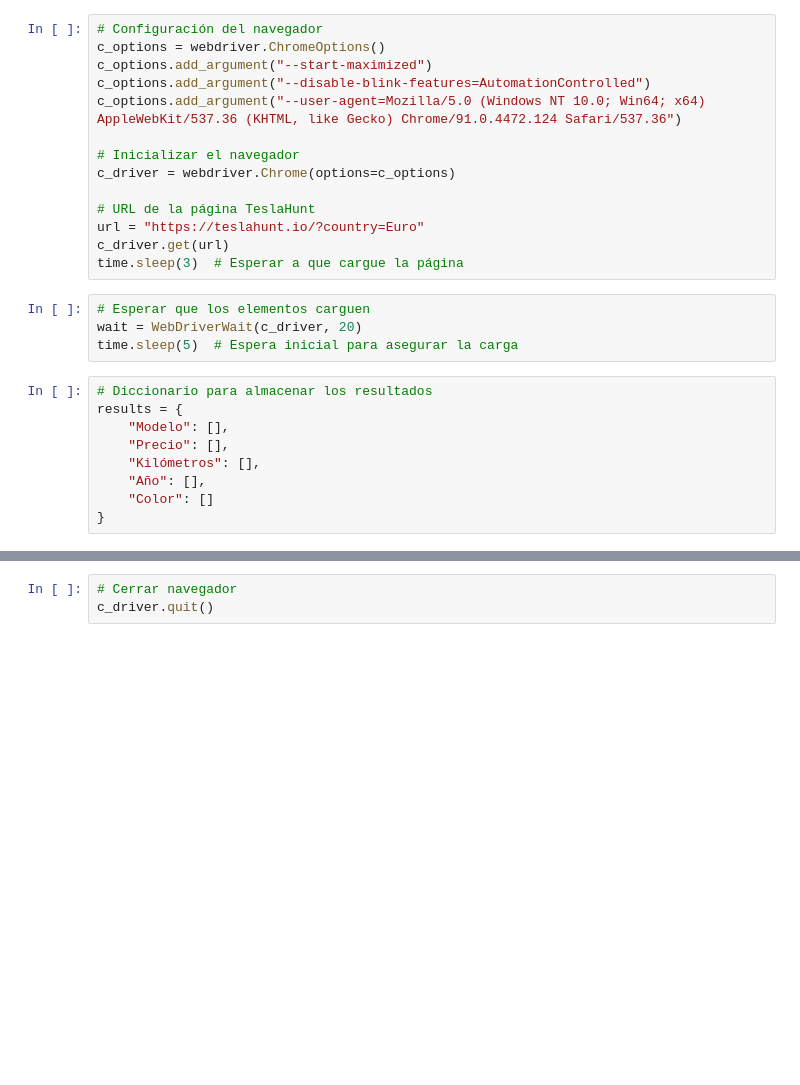
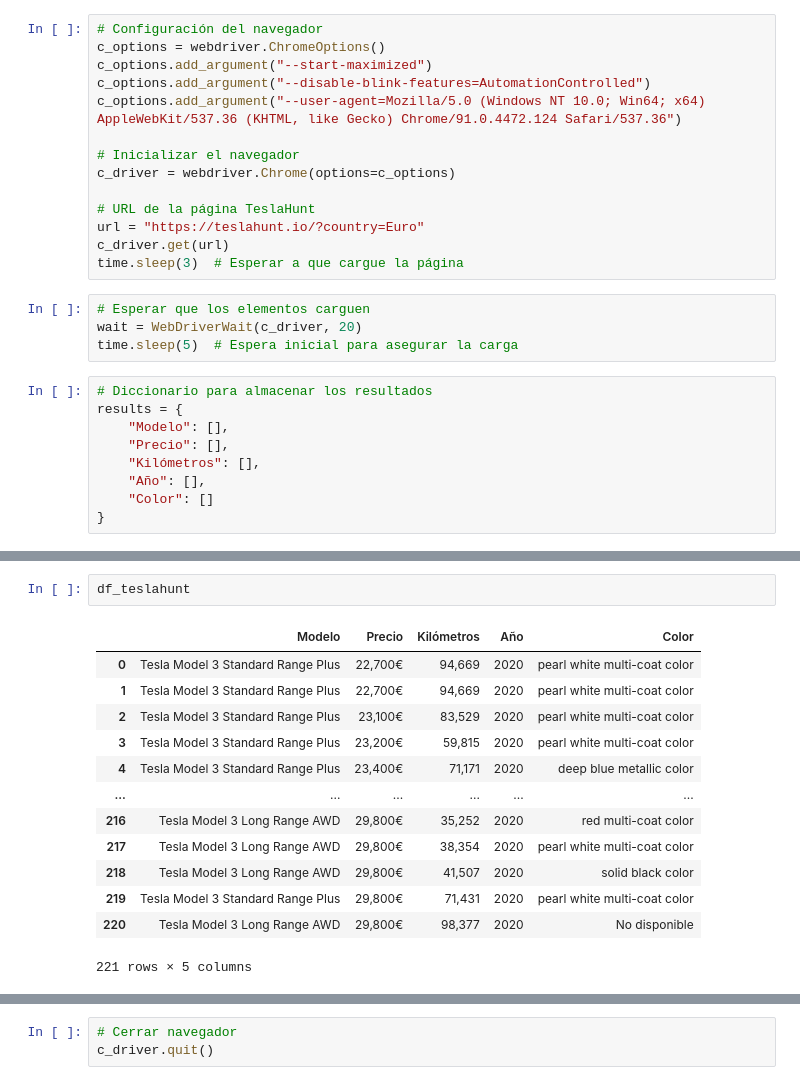
Before and after one commit to ManuelRodrSha/proyecto_tesla, a Jupyter notebook: src/scrapping_teslahunt.ipynb, the cells around one changed output, grey strips where cells are left out. Drawn from its saved outputs; the diff is of its cells as text; blank space fills up the shorter version.

```diff
--- a/src/scrapping_teslahunt.ipynb
+++ b/src/scrapping_teslahunt.ipynb
@@ -137,3 +121,19 @@ df
+# %%
+df_teslahunt
+# %% [output]
+|  | Modelo | Precio | Kilómetros | Año | Color |
+| 0 | Tesla Model 3 Standard Range Plus | 22,700€ | 94,669 | 2020 | pearl white multi-coat color |
+| 1 | Tesla Model 3 Standard Range Plus | 22,700€ | 94,669 | 2020 | pearl white multi-coat color |
+| 2 | Tesla Model 3 Standard Range Plus | 23,100€ | 83,529 | 2020 | pearl white multi-coat color |
+| 3 | Tesla Model 3 Standard Range Plus | 23,200€ | 59,815 | 2020 | pearl white multi-coat color |
+| 4 | Tesla Model 3 Standard Range Plus | 23,400€ | 71,171 | 2020 | deep blue metallic color |
+| ... | ... | ... | ... | ... | ... |
+| 216 | Tesla Model 3 Long Range AWD | 29,800€ | 35,252 | 2020 | red multi-coat color |
+| 217 | Tesla Model 3 Long Range AWD | 29,800€ | 38,354 | 2020 | pearl white multi-coat color |
+| 218 | Tesla Model 3 Long Range AWD | 29,800€ | 41,507 | 2020 | solid black color |
+| 219 | Tesla Model 3 Standard Range Plus | 29,800€ | 71,431 | 2020 | pearl white multi-coat color |
+| 220 | Tesla Model 3 Long Range AWD | 29,800€ | 98,377 | 2020 | No disponible |
+221 rows × 5 columns
 # %%
 # Contar las ocurrencias de "No disponible"
 for column in df_teslahunt.columns:
```
Also changed, not shown: parts of 4 cells of this notebook.
